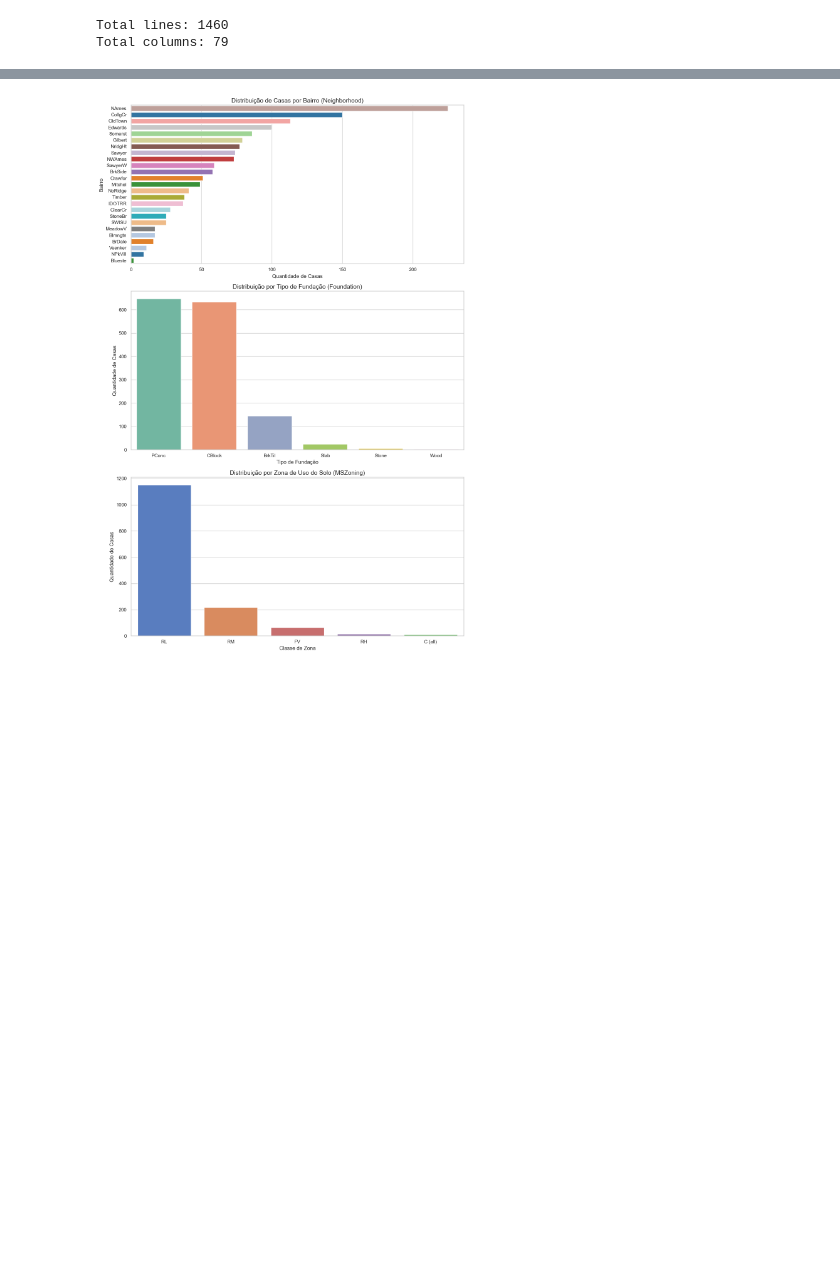
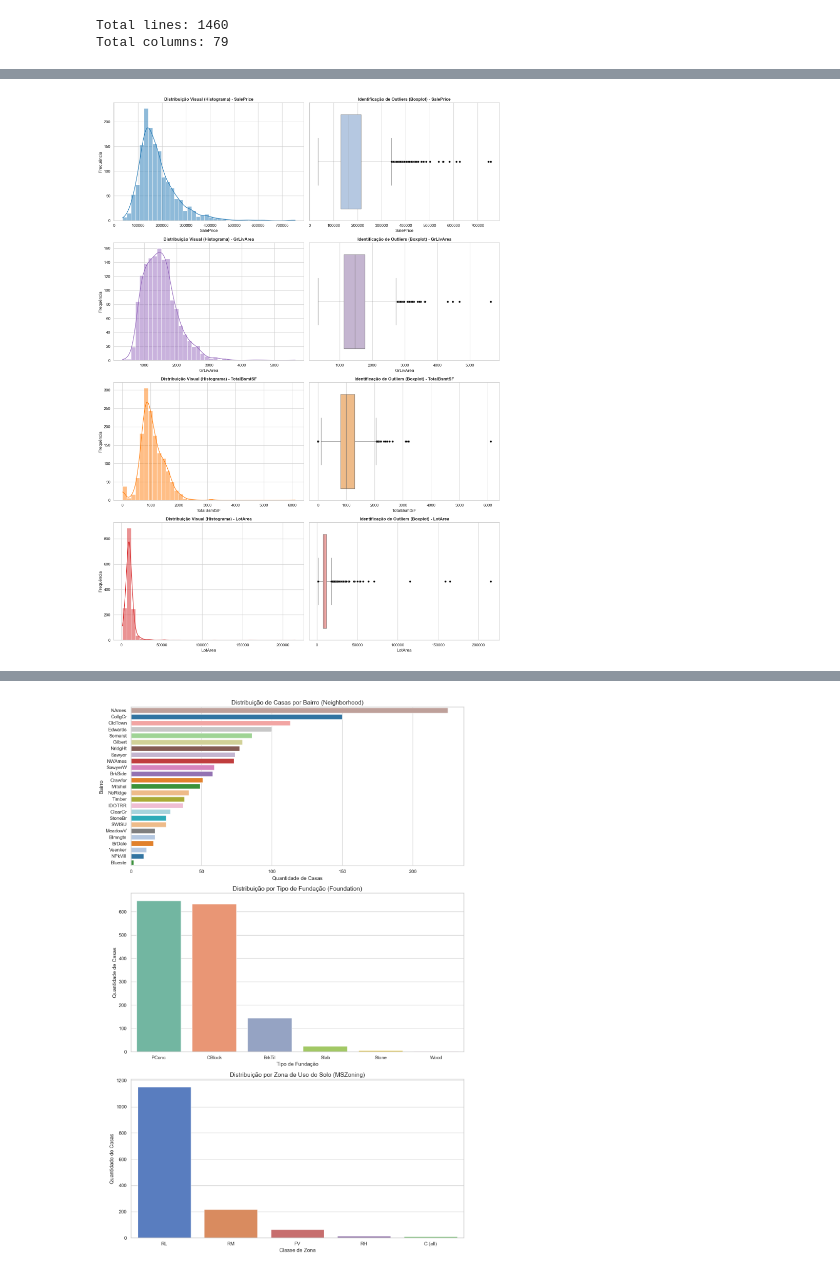
Before and after one commit to mariribeiro257/estat-exame-B, a Jupyter notebook: eda_housing_prices.ipynb, the cells around one changed output, grey strips where cells are left out. Saved outputs shown, nothing was run; the diff lists cells and outputs as text; code cells hidden in the pictures; blank space fills up the shorter version.

```diff
--- a/eda_housing_prices.ipynb
+++ b/eda_housing_prices.ipynb
@@ -221,0 +202,32 @@ plt.show()
+# %%
+# --- PASSO 2: PAINEL OTIMIZADO DE DISTRIBUIÇÃO E OUTLIERS ---
+fig, axes = plt.subplots(4, 2, figsize=(16, 22))
+
+# Lista de variáveis críticas selecionadas na triagem estatística
+colunas_chave = ['SalePrice', 'GrLivArea', 'TotalBsmtSF', 'LotArea']
+cores_hist = ['#1f77b4', '#9467bd', '#ff7f0e', '#d62728']
+cores_box = ['#aec7e8', '#c5b0d5', '#ffbb78', '#ff9896']
+
+for i, col in enumerate(colunas_chave):
+    # --- COLUNA 1: HISTOGRAMA (Formato da Distribuição) ---
+    sns.histplot(data=houses, x=col, kde=True, ax=axes[i, 0], color=cores_hist[i], bins=40)
+    axes[i, 0].set_title(f'Distribuição Visual (Histograma) - {col}', fontsize=12, fontweight='bold')
+    axes[i, 0].set_xlabel(col)
+    axes[i, 0].set_ylabel('Frequência')
+
+    # --- COLUNA 2: BOXPLOT (Identificação de Outliers) ---
+    # flierprops configura os outliers como bolinhas pretas limpas e destacadas
+    sns.boxplot(
+        data=houses,
+        x=col,
+        ax=axes[i, 1],
+        color=cores_box[i],
+        flierprops=dict(markerfacecolor='black', marker='o', markersize=5)
+    )
+    axes[i, 1].set_title(f'Identificação de Outliers (Boxplot) - {col}', fontsize=12, fontweight='bold')
+    axes[i, 1].set_xlabel(col)
+
+plt.tight_layout()
+plt.show()
+# %% [output]
+[figure, added]
```
Also changed, not shown: parts of 14 cells of this notebook.
